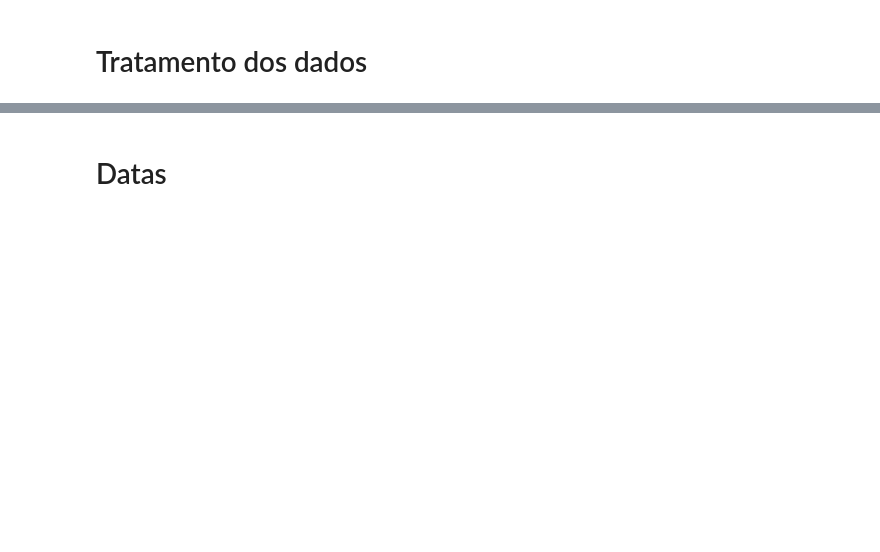
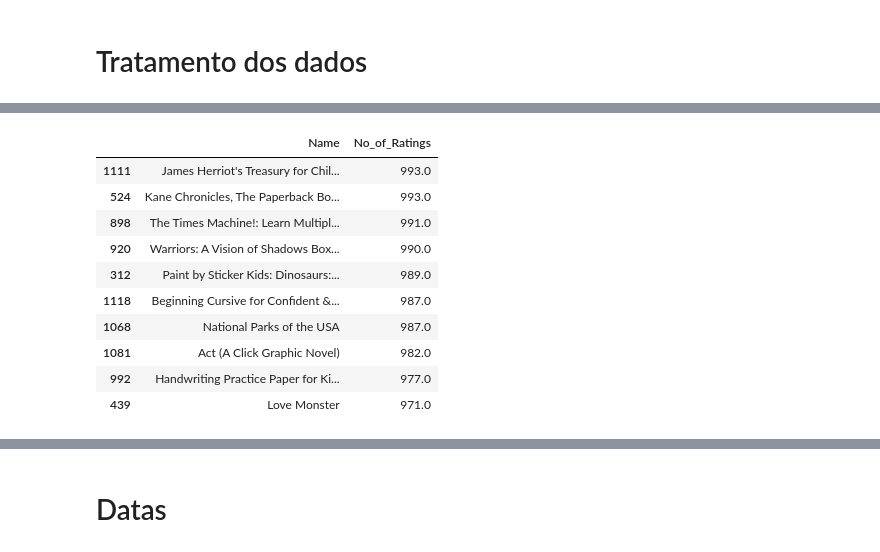
Before and after one commit to Jessesantoz/An-lise-dados-de-livros, a Jupyter notebook: Books_kids.ipynb, the cells around one changed output, grey strips where cells are left out. Saved outputs shown, nothing was run; the diff lists cells and outputs as text; code cells hidden in the pictures; blank space fills up the shorter version.

```diff
--- a/Books_kids.ipynb
+++ b/Books_kids.ipynb
@@ -25,0 +115,15 @@ df.tail()
+# %%
+obras = df.filter(items=['Name', 'No_of_Ratings']).sort_values(ascending=False, by='No_of_Ratings').head(10)
+obras
+# %% [output]
+|  | Name | No_of_Ratings |
+| 1111 | James Herriot's Treasury for Chil... | 993.0 |
+| 524 | Kane Chronicles, The Paperback Bo... | 993.0 |
+| 898 | The Times Machine!: Learn Multipl... | 991.0 |
+| 920 | Warriors: A Vision of Shadows Box... | 990.0 |
+| 312 | Paint by Sticker Kids: Dinosaurs:... | 989.0 |
+| 1118 | Beginning Cursive for Confident &... | 987.0 |
+| 1068 | National Parks of the USA | 987.0 |
+| 1081 | Act (A Click Graphic Novel) | 982.0 |
+| 992 | Handwriting Practice Paper for Ki... | 977.0 |
+| 439 | Love Monster | 971.0 |
```
Also changed, not shown: parts of 14 cells of this notebook.
